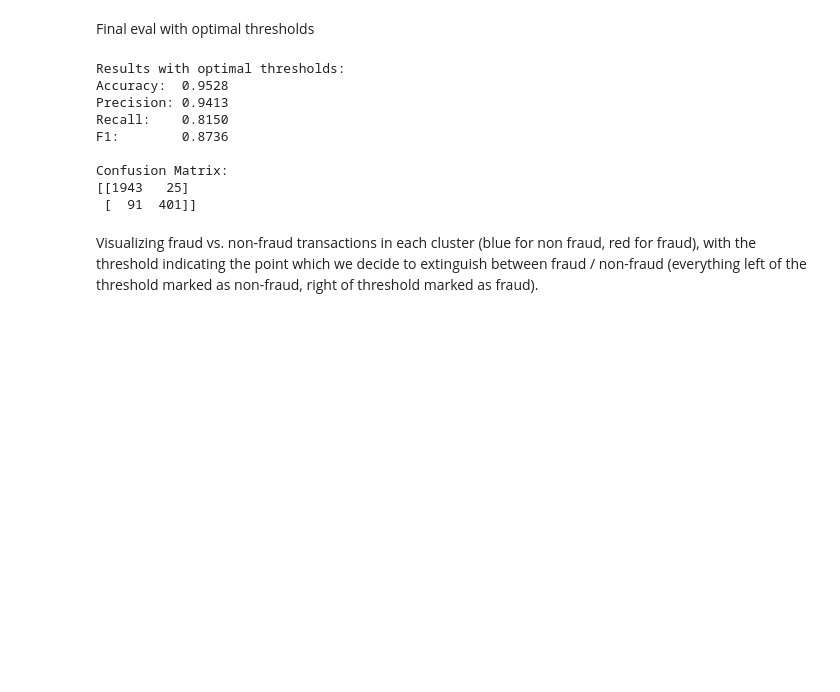
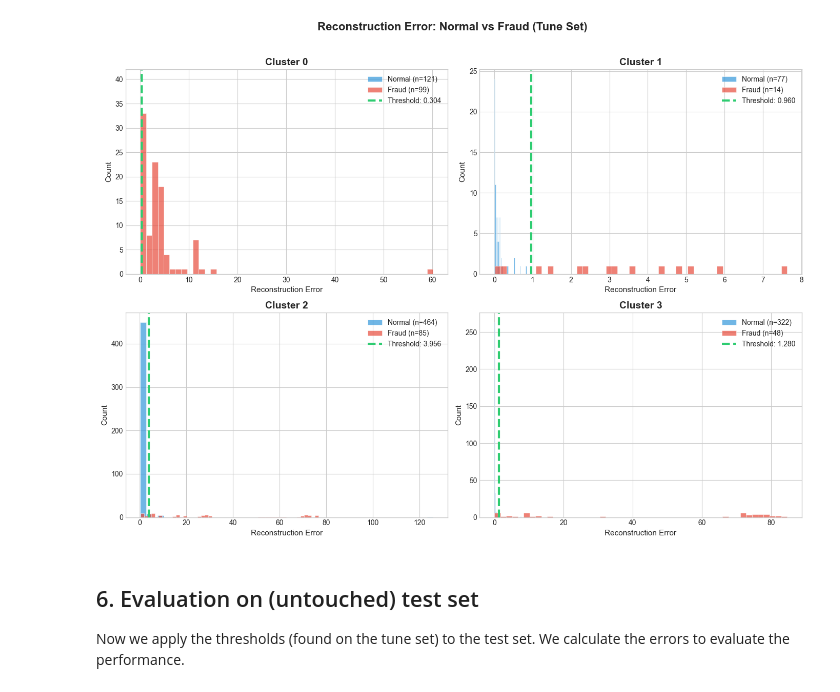
Before and after one commit to sunnakaradottir/data_science, a Jupyter notebook: notebooks/eval_threshold.ipynb, the cells around one changed output. Drawn from its saved outputs; the diff is of its cells as text; code cells hidden in the pictures; blank space fills up the shorter version.

```diff
--- a/notebooks/eval_threshold.ipynb
+++ b/notebooks/eval_threshold.ipynb
@@ -174,32 +207,33 @@ plt.show()
+# %%
+fig, axes = plt.subplots(2, 2, figsize=(14, 10))
+
+for cluster_id, ax in enumerate(axes.flatten()):
+    errors = cluster_data_tune[cluster_id]['errors']
+    labels = cluster_data_tune[cluster_id]['labels']
+
+    normal_errors = errors[labels == 0]
+    fraud_errors = errors[labels == 1]
+
+    ax.hist(normal_errors, bins=50, alpha=0.7, label=f'Normal (n={len(normal_errors)})',
+            color='#3498db', edgecolor='white', linewidth=0.5)
+    ax.hist(fraud_errors, bins=50, alpha=0.7, label=f'Fraud (n={len(fraud_errors)})',
+            color='#e74c3c', edgecolor='white', linewidth=0.5)
+
+    thresh = optimal_thresholds[cluster_id]
+    ax.axvline(thresh, color='#2ecc71', linestyle='--', linewidth=3,
+                label=f'Threshold: {thresh:.3f}')
+
+    ax.set_title(f'Cluster {cluster_id}', fontsize=14, fontweight='bold')
+    ax.set_xlabel('Reconstruction Error', fontsize=11)
+    ax.set_ylabel('Count', fontsize=11)
+    ax.legend(loc='upper right', framealpha=0.9)
+
+plt.suptitle('Reconstruction Error: Normal vs Fraud (Tune Set)', fontsize=16, fontweight='bold', y=1.02)
+plt.tight_layout()
+plt.show()
+# %% [output]
+[figure, added]
 # %% [markdown]
-Final eval with optimal thresholds
+## 6. Evaluation on (untouched) test set
+
+  Now we apply the thresholds (found on the tune set) to the test set. We calculate the errors to evaluate the performance.
-# %%
-y_pred = np.zeros_like(y)
-
-for cluster_id in range(4):
-    errors = cluster_data[cluster_id]['errors']
-    mask = cluster_data[cluster_id]['mask']
-    threshold = optimal_thresholds[cluster_id]
-
-    predictions = (errors > threshold).astype(int)
-    y_pred[mask] = predictions
-
-# Global metrics
-print("Results with optimal thresholds:")
-print(f"Accuracy:  {accuracy_score(y, y_pred):.4f}")
-print(f"Precision: {precision_score(y, y_pred):.4f}")
-print(f"Recall:    {recall_score(y, y_pred):.4f}")
-print(f"F1:        {f1_score(y, y_pred):.4f}")
-print(f"\nConfusion Matrix:\n{confusion_matrix(y, y_pred)}")
-# %% [output]
-Results with optimal thresholds:
-Accuracy:  0.9528
-Precision: 0.9413
-Recall:    0.8150
-F1:        0.8736
-
-Confusion Matrix:
-[[1943   25]
- [  91  401]]
-# %% [markdown]
-Visualizing fraud vs. non-fraud transactions in each cluster (blue for non fraud, red for fraud), with the threshold indicating the point which we decide to extinguish between fraud / non-fraud (everything left of the threshold marked as non-fraud, right of threshold marked as fraud).
```
Also changed, not shown: parts of 21 cells of this notebook, 1 other file.
